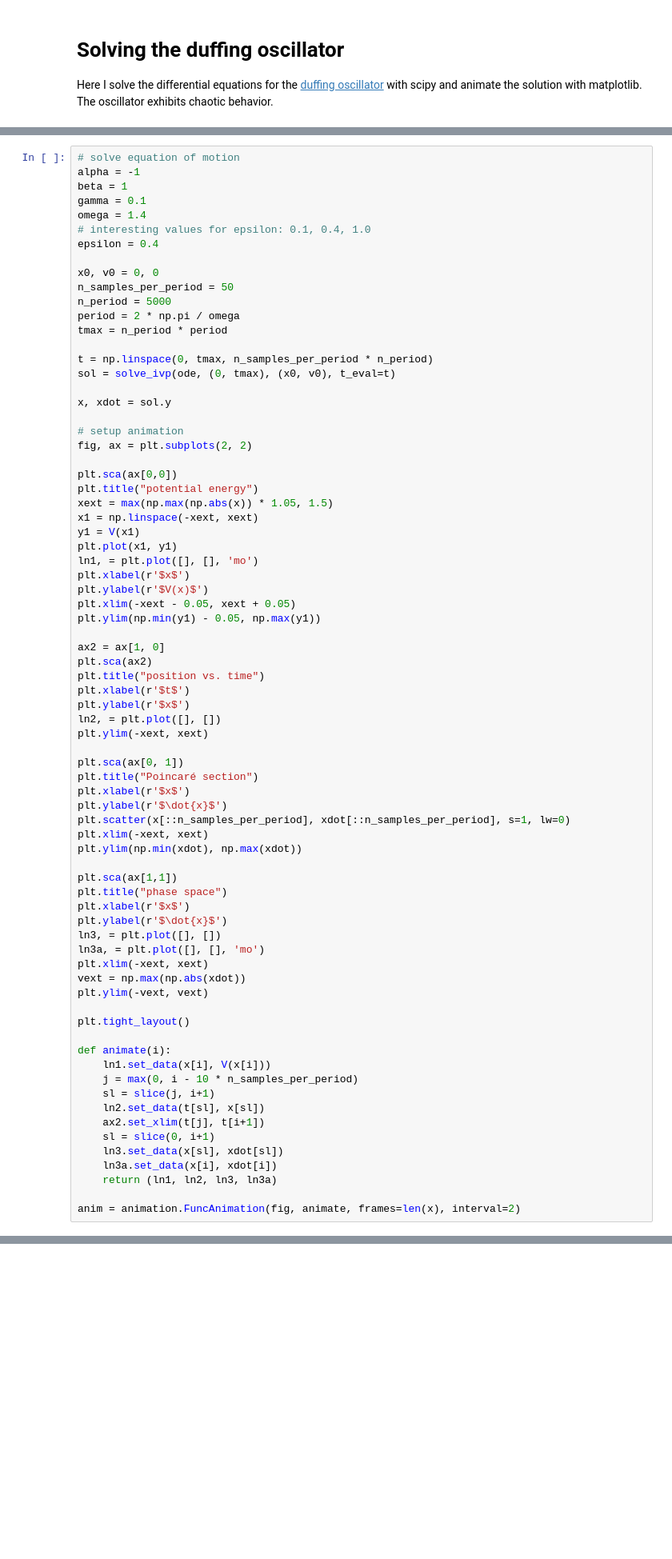
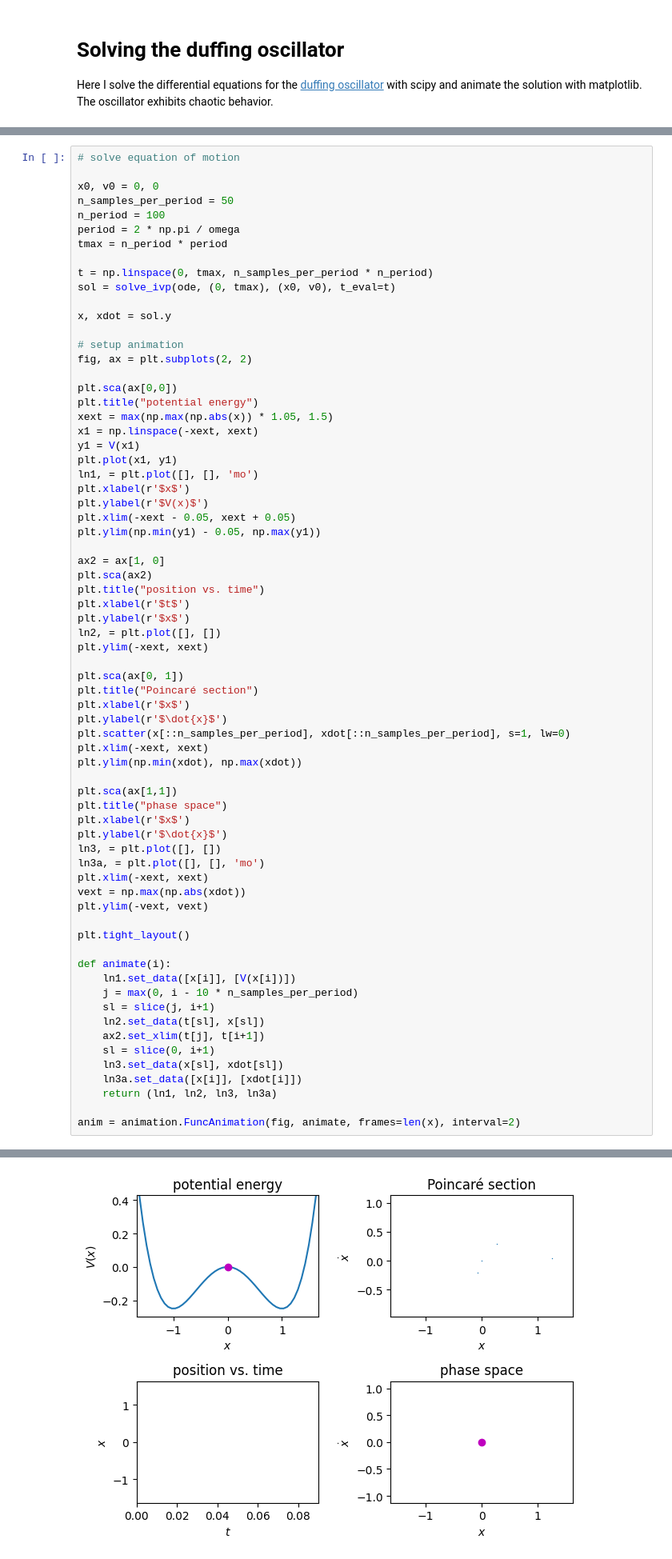
Before and after one commit to HDembinski/HDembinski.github.io, a Jupyter notebook: posts/duffing.ipynb, the cells around one changed output, grey strips where cells are left out. Shown at 80% size. Drawn from its saved outputs; the diff is of its cells as text; blank space fills up the shorter version.

```diff
--- a/posts/duffing.ipynb
+++ b/posts/duffing.ipynb
@@ -19,16 +26,10 @@ def ode(t, y):
     return xdot, xdotdot
 # %%
 # solve equation of motion
-alpha = -1
-beta = 1
-gamma = 0.1
-omega = 1.4
-# interesting values for epsilon: 0.1, 0.4, 1.0
-epsilon = 0.4
 
 x0, v0 = 0, 0
 n_samples_per_period = 50
-n_period = 5000
+n_period = 100
 period = 2 * np.pi / omega
 tmax = n_period * period
 
@@ -81,14 +82,14 @@ plt.ylim(-vext, vext)
 plt.tight_layout()
 
 def animate(i):
-    ln1.set_data(x[i], V(x[i]))
+    ln1.set_data([x[i]], [V(x[i])])
     j = max(0, i - 10 * n_samples_per_period)
     sl = slice(j, i+1)
     ln2.set_data(t[sl], x[sl])
     ax2.set_xlim(t[j], t[i+1])
     sl = slice(0, i+1)
     ln3.set_data(x[sl], xdot[sl])
-    ln3a.set_data(x[i], xdot[i])
+    ln3a.set_data([x[i]], [xdot[i]])
     return (ln1, ln2, ln3, ln3a)
 
 anim = animation.FuncAnimation(fig, animate, frames=len(x), interval=2)
@@ -97,0 +97 @@ anim = animation.FuncAnimation(fig, animate, frames=len(x), interval=2)
+[figure, added]
```
Also changed, not shown: parts of 4 cells of this notebook.
